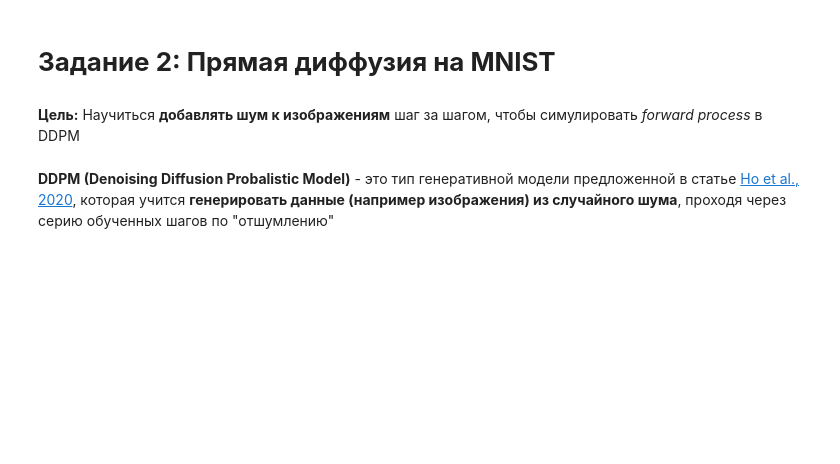
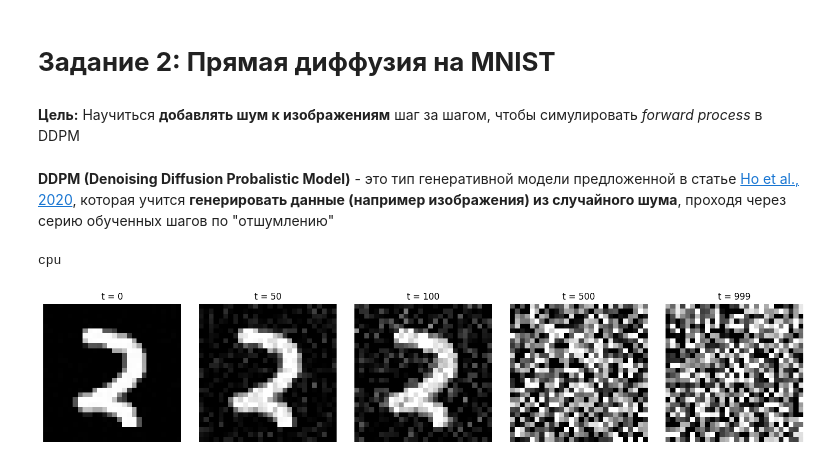
Before and after one commit to Rainfue/Diffusion, a Jupyter notebook: module1.ipynb, the cells around one changed output. Cells and saved outputs as stored; diff of their text form; code cells hidden in the pictures; blank space fills up the shorter version.

```diff
--- a/module1.ipynb
+++ b/module1.ipynb
@@ -79 +83,10 @@ import torch
+# %%
+# --------------------------
+# Настройки
+# --------------------------
+device = torch.device("cuda" if torch.cuda.is_available() else "cpu")
+print(device)
+T = 1000  # число шагов диффузии
+# %% [output]
+cpu
 # %%
@@ -93,0 +112,23 @@ def q_sample(x0, t, betas):
+# %%
+def q_sample(x0, t, noise=None):
+    if noise is None:
+        noise = torch.randn_like(x0)
+    sqrt_alpha_bar_t = torch.sqrt(alpha_bar[t])[:, None, None, None]
+    sqrt_one_minus_alpha_bar_t = torch.sqrt(1 - alpha_bar[t])[:, None, None, None]
+    return sqrt_alpha_bar_t * x0 + sqrt_one_minus_alpha_bar_t * noise
+# %%
+# Визуализируем x0 и его зашумленные версии на разных шагах
+timesteps = [0, 50, 100, 500, 999]
+fig, axs = plt.subplots(1, len(timesteps), figsize=(15, 3))
+
+for i, t in enumerate(timesteps):
+    t_tensor = torch.tensor([t], device=device)
+    x_t = q_sample(x0, t_tensor).cpu().squeeze().clamp(-1, 1)
+    axs[i].imshow((x_t + 1) / 2., cmap='gray')
+    axs[i].set_title(f"t = {t}")
+    axs[i].axis('off')
+
+plt.tight_layout()
+plt.show()
+# %% [output]
+[figure, added]
```
Also changed, not shown: parts of 25 cells of this notebook, 2 other files.
